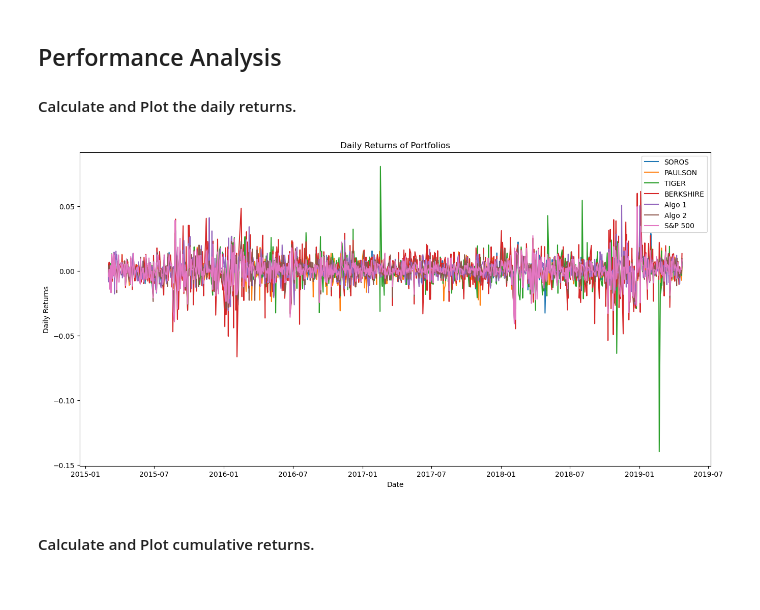
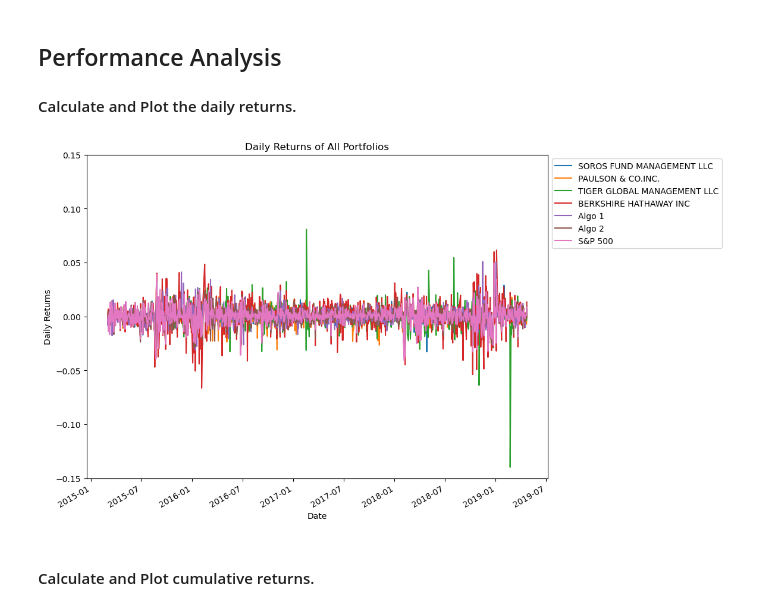
Before and after one commit to helobonetti/a_whale_off_the_port_folio, a Jupyter notebook: whale_analysis.ipynb, the cells around one changed output. Cells and saved outputs as stored; diff of their text form; code cells hidden in the pictures.

```diff
--- a/whale_analysis.ipynb
+++ b/whale_analysis.ipynb
@@ -286,23 +266,17 @@ In this section, you will calculate and visualize performance and risk metrics f
 ## Performance Analysis
 
 #### Calculate and Plot the daily returns.
-# %%
-# Plot daily returns of all portfolios
-
-import pandas as pd
-import matplotlib.pyplot as plt
-
-merged_df_reset = merged_df.reset_index()
-
-plt.figure(figsize=(16,8))
-plt.plot(merged_df_reset['Date'], merged_df_reset[['SOROS FUND MANAGEMENT LLC', 'PAULSON & CO.INC. ', 'TIGER GLOBAL MANAGEMENT LLC', 'BERKSHIRE HATHAWAY INC', 'Algo 1', 'Algo 2', 'S&P 500']])
-plt.title('Daily Returns of Portfolios')
-plt.xlabel('Date')
-plt.ylabel('Daily Returns')
-plt.legend(['SOROS', 'PAULSON', 'TIGER', 'BERKSHIRE', 'Algo 1', 'Algo 2', 'S&P 500'])
-plt.show()
-# %% [output]
-[figure, removed]
+# %%
+# Plot daily returns of all portfolios
+
+combined_df.plot(figsize=(10, 8), title='Daily Returns of All Portfolios')
+plt.xlabel('Date')
+plt.ylabel('Daily Returns')
+plt.legend(loc='upper left', bbox_to_anchor=(1, 1))
+plt.ylim([-0.15, 0.15])
+plt.show()
+# %% [output]
+[figure, added]
 # %% [markdown]
 #### Calculate and Plot cumulative returns.
 # %%
```
Also changed, not shown: parts of 27 cells of this notebook, 5 other files.
